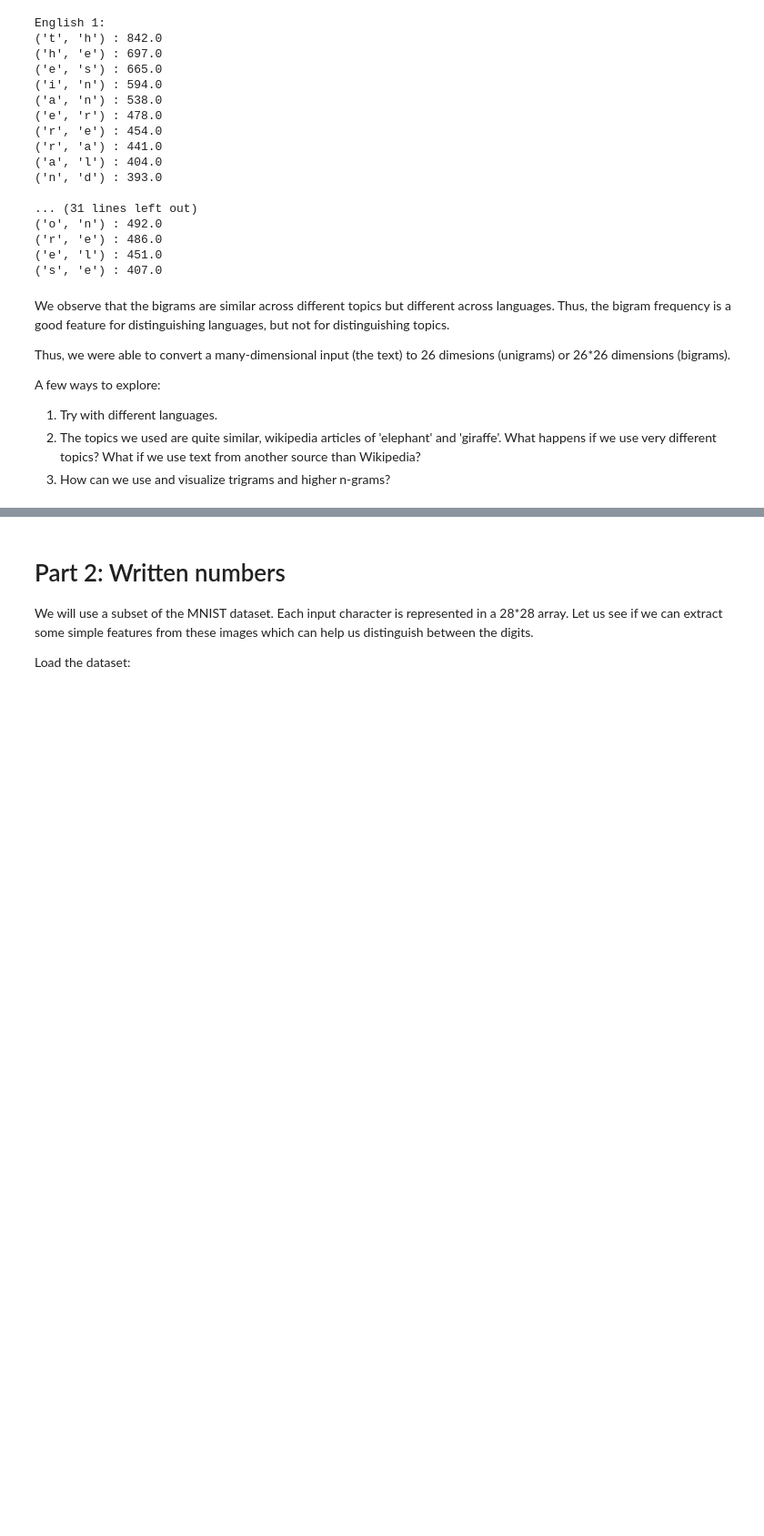
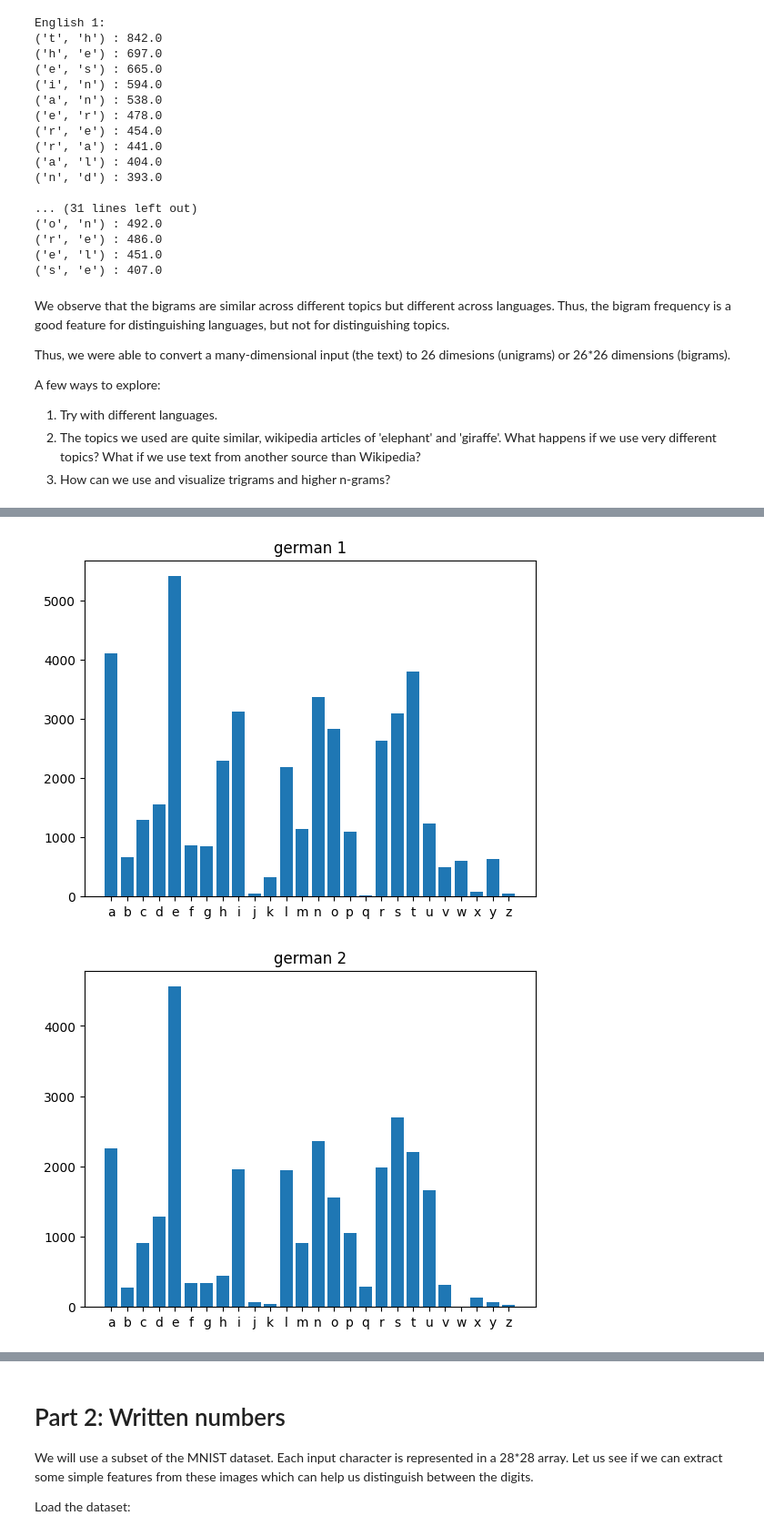
Before and after one commit to himawant/IIIT-H-colab, a Jupyter notebook: Module_01_Lab_01_Features.ipynb, the cells around one changed output, grey strips where cells are left out. Shown at 91% size. Cells and saved outputs as stored; diff of their text form; code cells hidden in the pictures; blank space fills up the shorter version.

```diff
--- a/Module_01_Lab_01_Features.ipynb
+++ b/Module_01_Lab_01_Features.ipynb
@@ -233,0 +289,5 @@ A few ways to explore:
+# %%
+eng1 = cleanup(en1)
+eng2 = cleanup(en2)
+fr1 = cleanup(fr1)
+fr2 = cleanup(fr2)
@@ -233,0 +348,12 @@ A few ways to explore:
+# %%
+unigram_de1 = Counter(ngrams(fr1,1))
+plothistogram(unigram_en1)
+plt.title('german 1')
+plt.show()
+unigram_de2 = Counter(ngrams(fr2,1))
+plothistogram(unigram_de2)
+plt.title('german 2')
+plt.show()
+# %% [output]
+[figure, added]
+[figure, added]
```
Also changed, not shown: parts of 19 cells of this notebook.
